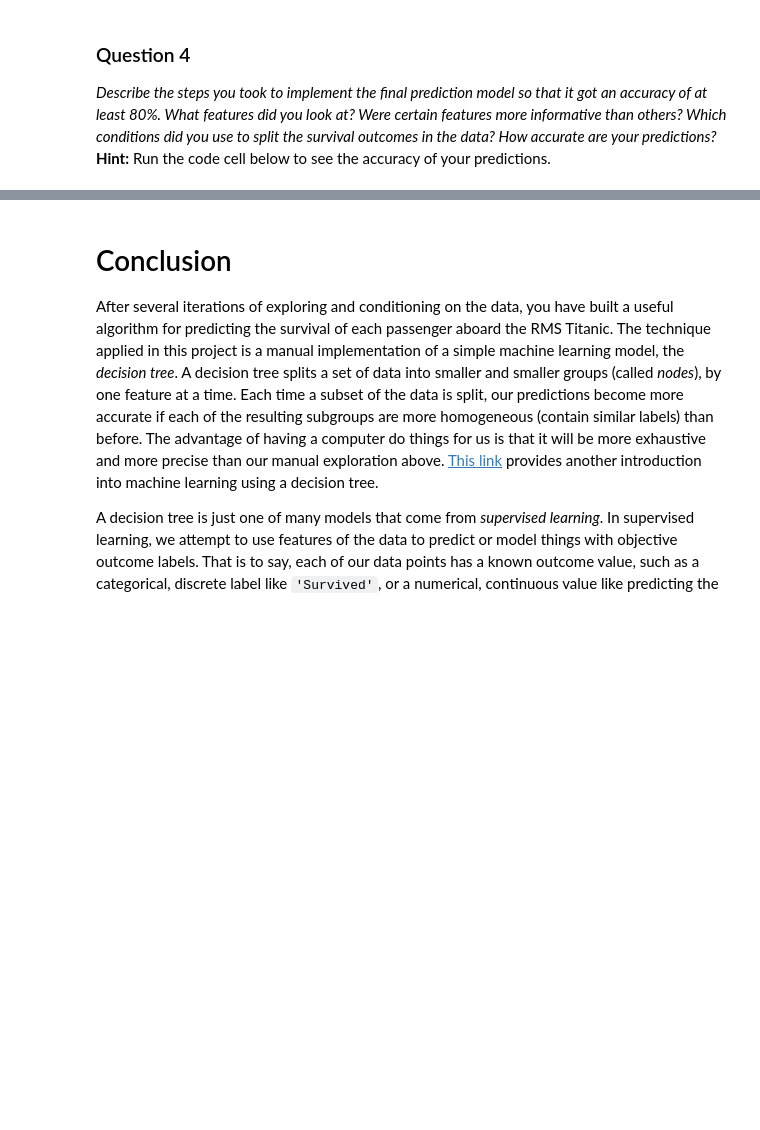
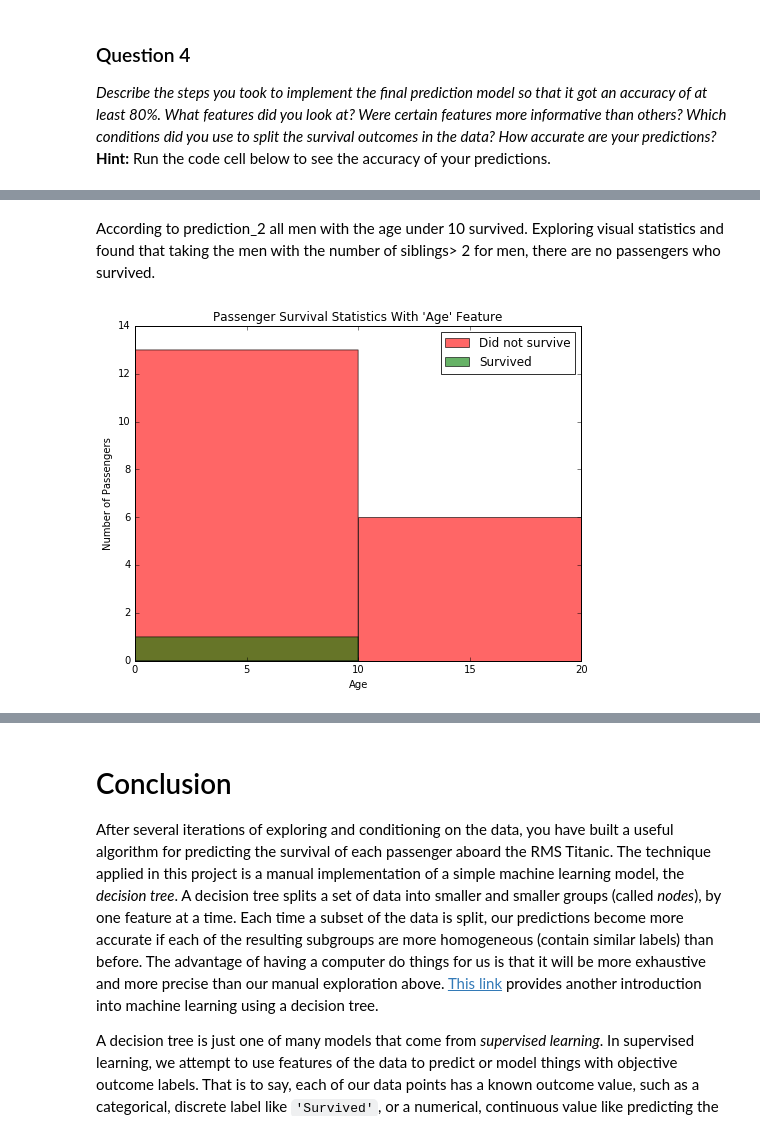
Before and after one commit to antatianka/machine_learning_projects, a Jupyter notebook: projects/titanic_survival_exploration/titanic_survival_exploration.ipynb, the cells around one changed output, grey strips where cells are left out. Saved outputs shown, nothing was run; the diff lists cells and outputs as text; code cells hidden in the pictures; blank space fills up the shorter version.

```diff
--- a/projects/titanic_survival_exploration/titanic_survival_exploration.ipynb
+++ b/projects/titanic_survival_exploration/titanic_survival_exploration.ipynb
@@ -250,0 +270,7 @@ print accuracy_score(outcomes, predictions)
+# %% [markdown]
+According to prediction_2 all men with the age under 10  survived. Exploring visual statistics and found that
+taking the men with the number of siblings> 2 for men, there are no passengers who survived.
+# %%
+vs.survival_stats(data, outcomes, 'Age', ["Sex == 'male'", 'SibSp > 2'])
+# %% [output]
+[figure, added]
```
Also changed, not shown: parts of 9 cells of this notebook.
